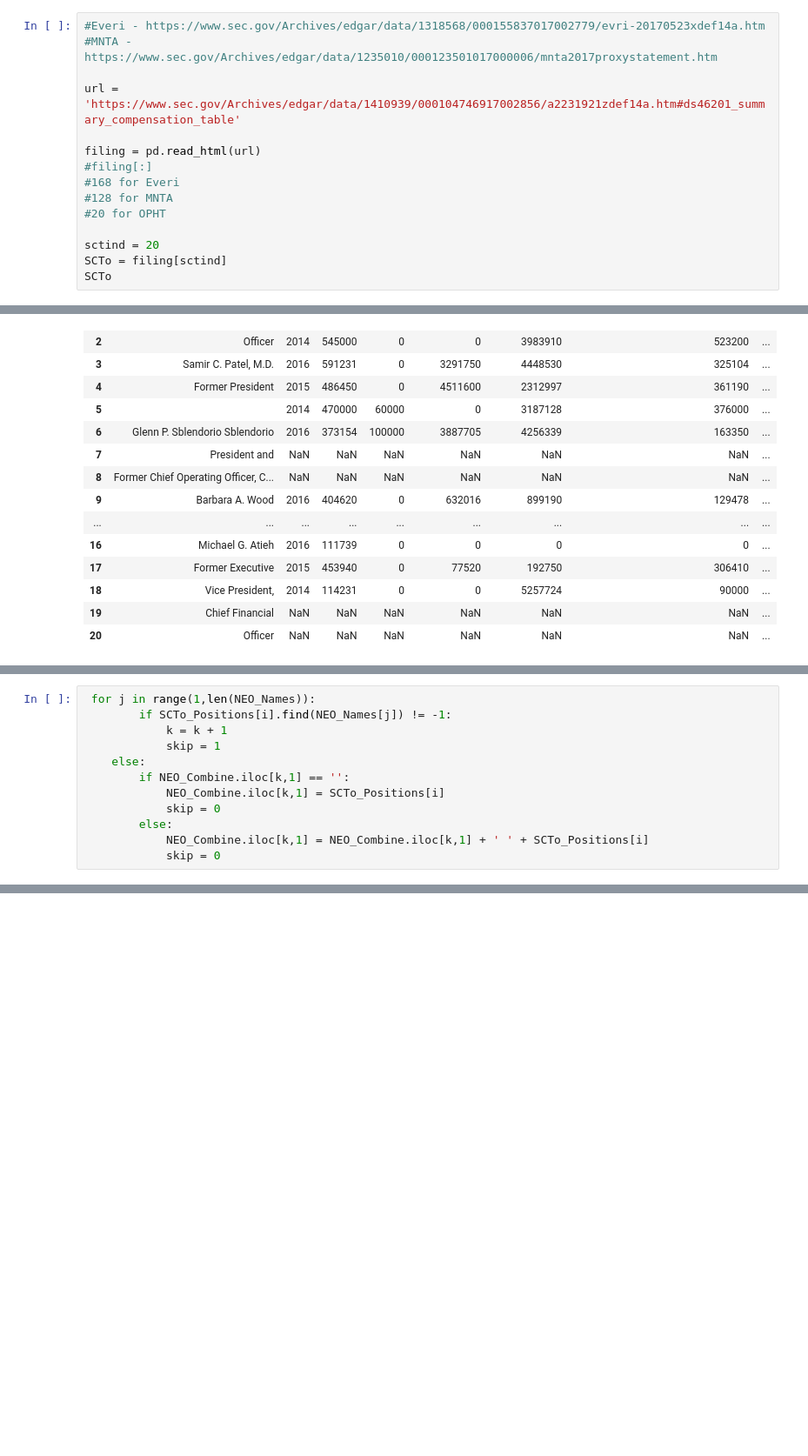
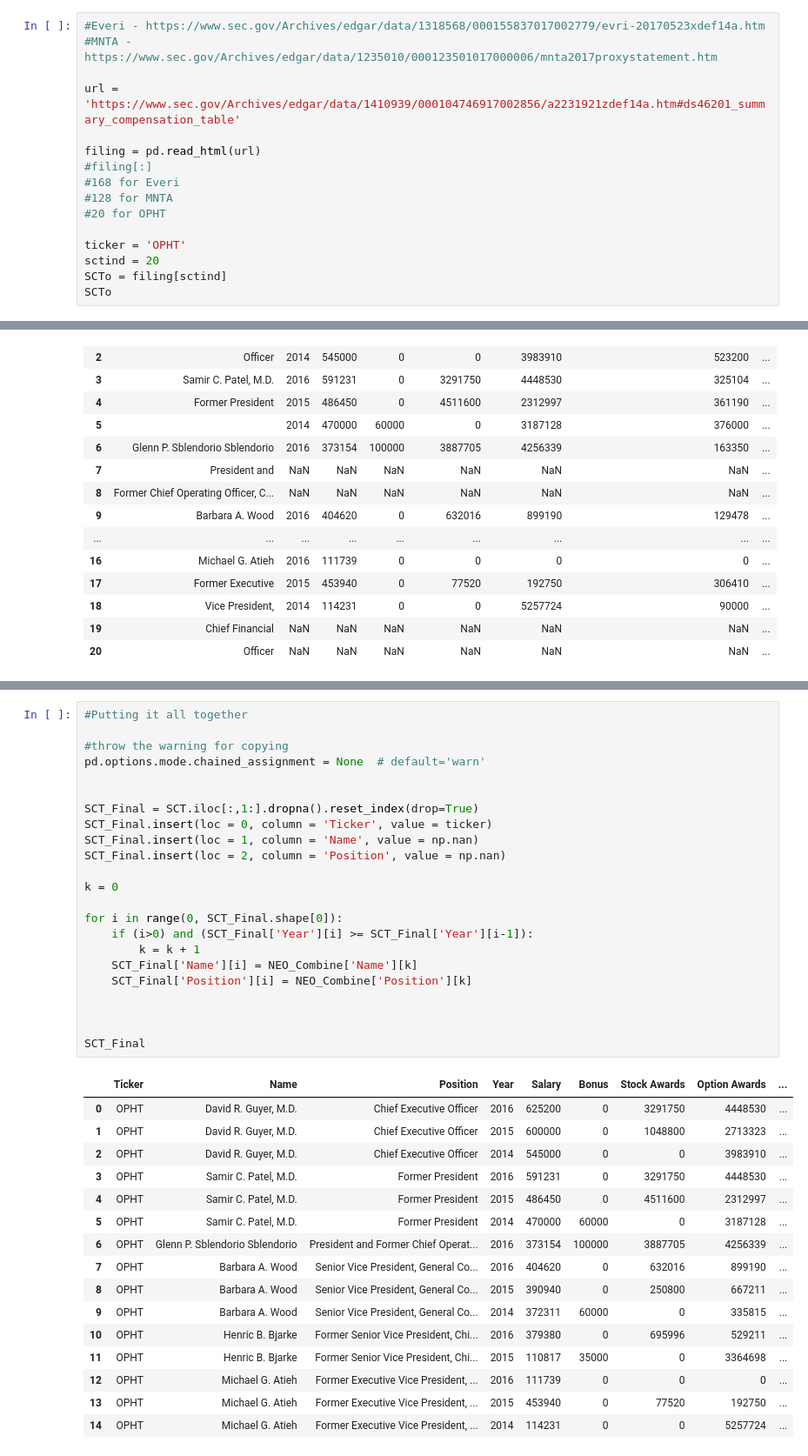
Before and after one commit to mooredj565/python_scripts, a Jupyter notebook: DEF14A Scraper.ipynb, the cells around one changed output, grey strips where cells are left out. Shown at 87% size. Saved outputs shown, nothing was run; the diff lists cells and outputs as text; blank space fills up the shorter version.

```diff
--- a/DEF14A Scraper.ipynb
+++ b/DEF14A Scraper.ipynb
@@ -58,6 +58,7 @@ filing = pd.read_html(url)
 #128 for MNTA
 #20 for OPHT
 
+ticker = 'OPHT'
 sctind = 20
 SCTo = filing[sctind]
 SCTo
@@ -223,12 +202,0 @@ NEO_Combine
-# %%
- for j in range(1,len(NEO_Names)):
-        if SCTo_Positions[i].find(NEO_Names[j]) != -1:
-            k = k + 1
-            skip = 1
-    else:
-        if NEO_Combine.iloc[k,1] == '':
-            NEO_Combine.iloc[k,1] = SCTo_Positions[i]
-            skip = 0
-        else:
-            NEO_Combine.iloc[k,1] = NEO_Combine.iloc[k,1] + ' ' + SCTo_Positions[i]
-            skip = 0
@@ -238,0 +203,40 @@ NEO_Combine.iloc[0,1]
+# %%
+#Putting it all together
+
+#throw the warning for copying
+pd.options.mode.chained_assignment = None  # default='warn'
+
+
+SCT_Final = SCT.iloc[:,1:].dropna().reset_index(drop=True)
+SCT_Final.insert(loc = 0, column = 'Ticker', value = ticker)
+SCT_Final.insert(loc = 1, column = 'Name', value = np.nan)
+SCT_Final.insert(loc = 2, column = 'Position', value = np.nan)
+
+k = 0
+
+for i in range(0, SCT_Final.shape[0]):
+    if (i>0) and (SCT_Final['Year'][i] >= SCT_Final['Year'][i-1]):
+        k = k + 1
+    SCT_Final['Name'][i] = NEO_Combine['Name'][k]
+    SCT_Final['Position'][i] = NEO_Combine['Position'][k]
+
+
+
+SCT_Final
+# %% [output]
+|  | Ticker | Name | Position | Year | Salary | Bonus | Stock Awards | Option Awards | ... |
+| 0 | OPHT | David R. Guyer, M.D. | Chief Executive Officer | 2016 | 625200 | 0 | 3291750 | 4448530 | ... |
+| 1 | OPHT | David R. Guyer, M.D. | Chief Executive Officer | 2015 | 600000 | 0 | 1048800 | 2713323 | ... |
+| 2 | OPHT | David R. Guyer, M.D. | Chief Executive Officer | 2014 | 545000 | 0 | 0 | 3983910 | ... |
+| 3 | OPHT | Samir C. Patel, M.D. | Former President | 2016 | 591231 | 0 | 3291750 | 4448530 | ... |
+| 4 | OPHT | Samir C. Patel, M.D. | Former President | 2015 | 486450 | 0 | 4511600 | 2312997 | ... |
+| 5 | OPHT | Samir C. Patel, M.D. | Former President | 2014 | 470000 | 60000 | 0 | 3187128 | ... |
+| 6 | OPHT | Glenn P. Sblendorio Sblendorio | President and Former Chief Operat... | 2016 | 373154 | 100000 | 3887705 | 4256339 | ... |
+| 7 | OPHT | Barbara A. Wood | Senior Vice President, General Co... | 2016 | 404620 | 0 | 632016 | 899190 | ... |
+| 8 | OPHT | Barbara A. Wood | Senior Vice President, General Co... | 2015 | 390940 | 0 | 250800 | 667211 | ... |
+| 9 | OPHT | Barbara A. Wood | Senior Vice President, General Co... | 2014 | 372311 | 60000 | 0 | 335815 | ... |
+| 10 | OPHT | Henric B. Bjarke | Former Senior Vice President, Chi... | 2016 | 379380 | 0 | 695996 | 529211 | ... |
+| 11 | OPHT | Henric B. Bjarke | Former Senior Vice President, Chi... | 2015 | 110817 | 35000 | 0 | 3364698 | ... |
+| 12 | OPHT | Michael G. Atieh | Former Executive Vice President, ... | 2016 | 111739 | 0 | 0 | 0 | ... |
+| 13 | OPHT | Michael G. Atieh | Former Executive Vice President, ... | 2015 | 453940 | 0 | 77520 | 192750 | ... |
+| 14 | OPHT | Michael G. Atieh | Former Executive Vice President, ... | 2014 | 114231 | 0 | 0 | 5257724 | ... |
```
Also changed, not shown: parts of 7 cells of this notebook.
